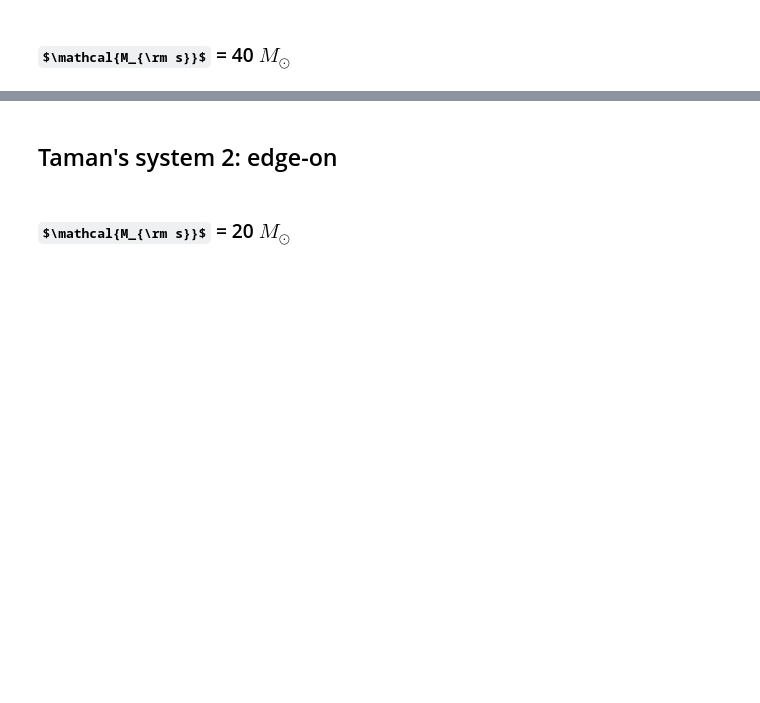
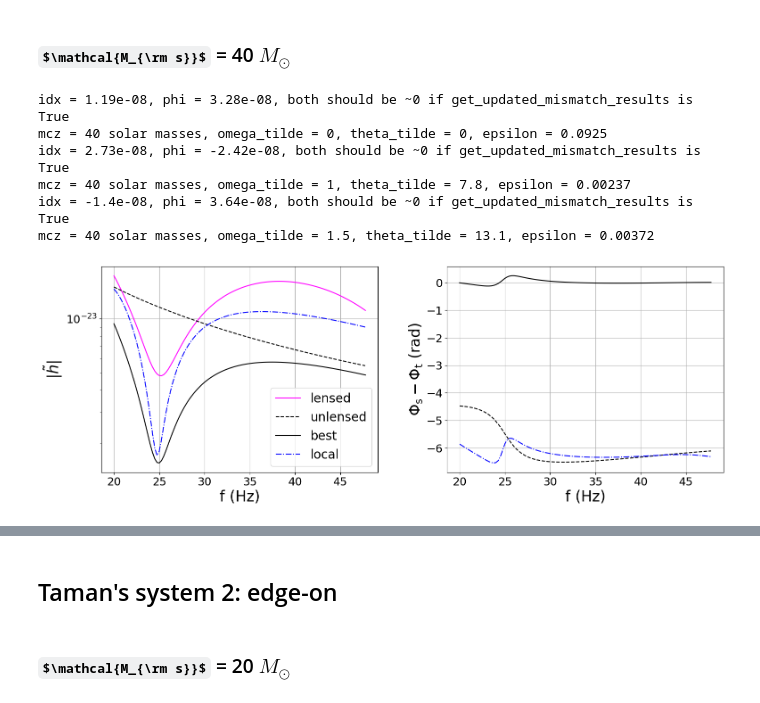
Before and after one commit to fairytien/lensing_and_precession, a Jupyter notebook: notebooks/contours_mismatch-ver6-paper.ipynb, the cells around one changed output, grey strips where cells are left out. Saved outputs shown, nothing was run; the diff lists cells and outputs as text; code cells hidden in the pictures; some formulas as TeX source; blank space fills up the shorter version.

```diff
--- a/notebooks/contours_mismatch-ver6-paper.ipynb
+++ b/notebooks/contours_mismatch-ver6-paper.ipynb
@@ -396,3 +347,19 @@ for coords, z_value in find_local_minima(data["epsilon_matrix"]):
+# %%
+data = data_mcz40_sys3.copy()
+
+fig, axes = plt.subplots(nrows=1, ncols=2, figsize=(18, 6))
+fig.subplots_adjust(wspace=0.25)
+
+plot_waveforms_paper(data, axes, plot_local_min=True, local_omega=1.5, local_theta=13.1)
+customize_2x1_axes(axes)
+# %% [output]
+idx = 1.19e-08, phi = 3.28e-08, both should be ~0 if get_updated_mismatch_results is True
+mcz = 40 solar masses, omega_tilde = 0, theta_tilde = 0, epsilon = 0.0925
+idx = 2.73e-08, phi = -2.42e-08, both should be ~0 if get_updated_mismatch_results is True
+mcz = 40 solar masses, omega_tilde = 1, theta_tilde = 7.8, epsilon = 0.00237
+idx = -1.4e-08, phi = 3.64e-08, both should be ~0 if get_updated_mismatch_results is True
+mcz = 40 solar masses, omega_tilde = 1.5, theta_tilde = 13.1, epsilon = 0.00372
+[figure, added]
 # %%
 data = data_mcz40_sys3.copy()
 
```
Also changed, not shown: parts of 17 cells of this notebook, 7 other files.
